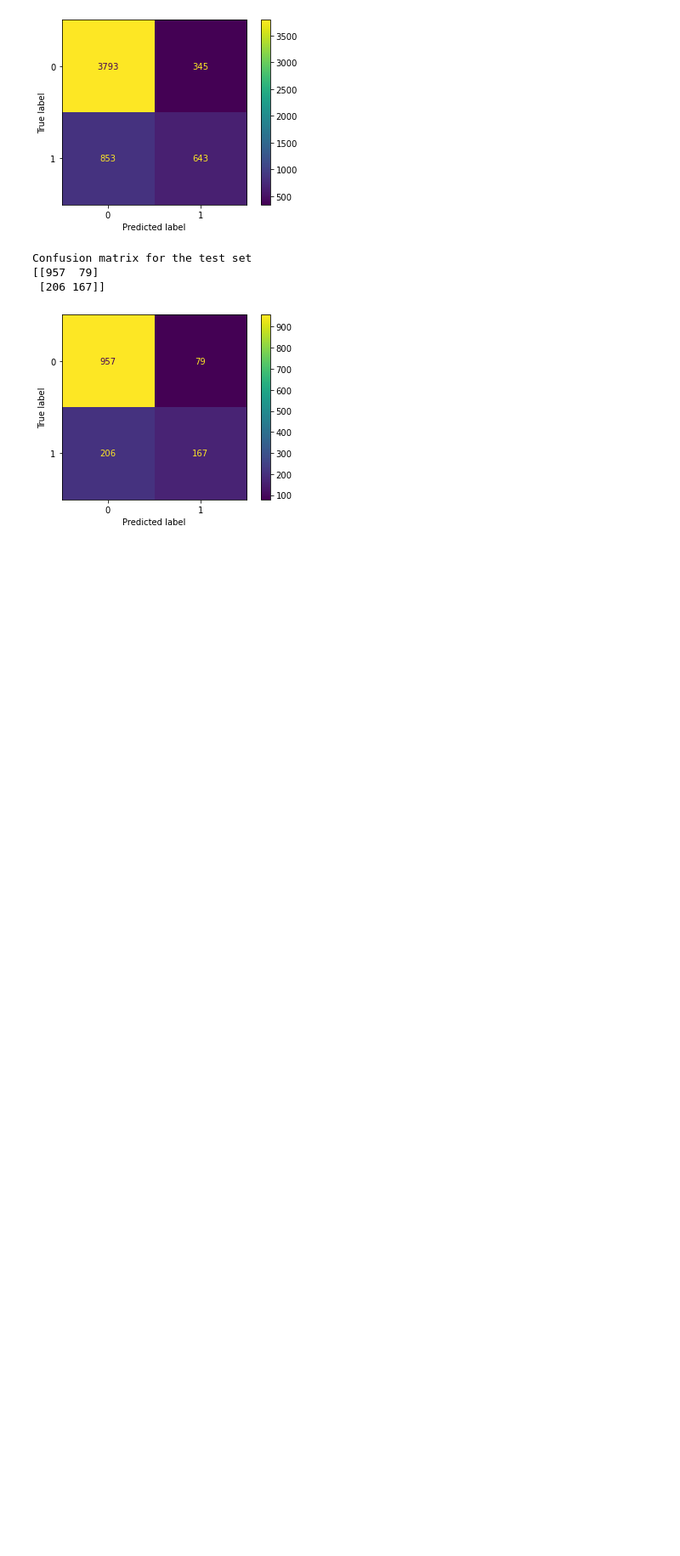
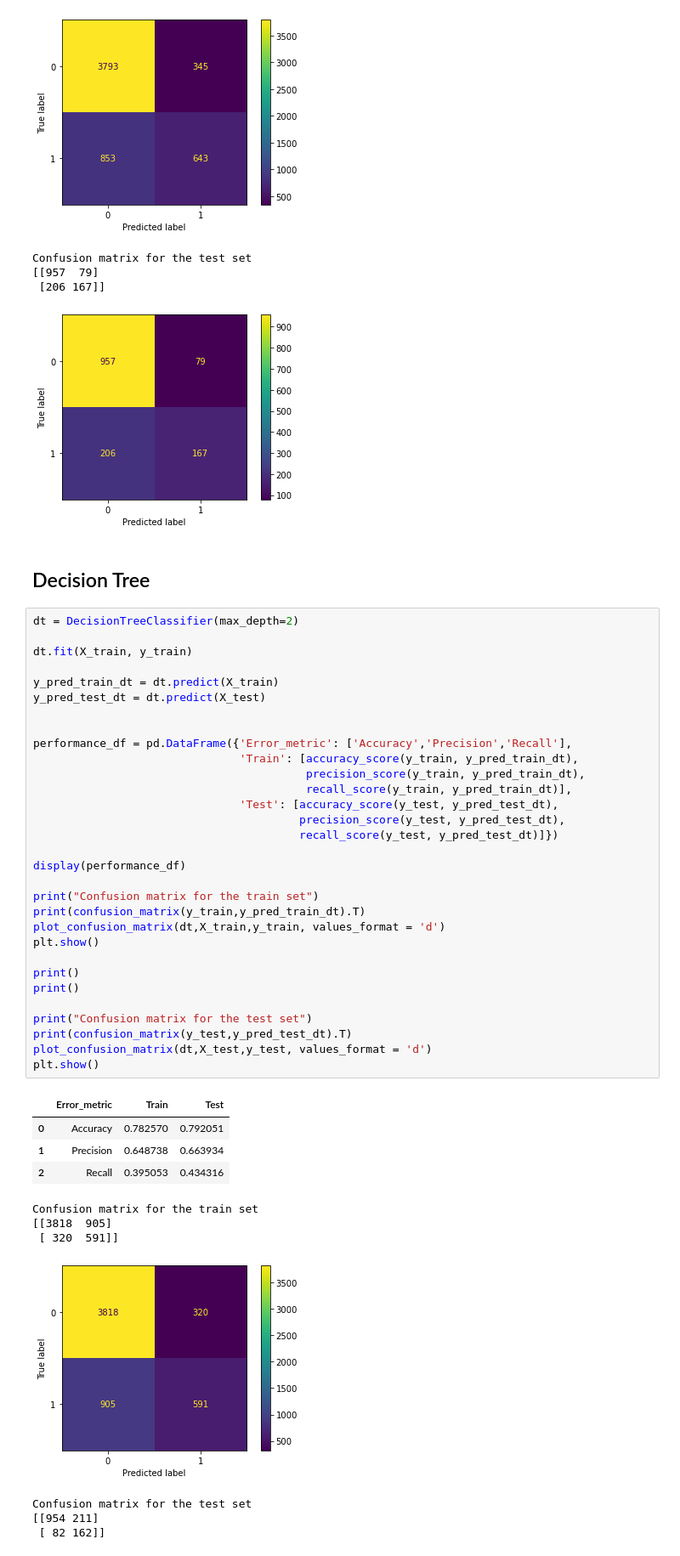
Before and after one commit to emma23579/IronhackLabs, a Jupyter notebook: Churn_Case_Study.ipynb, the cells around one changed output. Shown: that part at 85% size. Drawn from its saved outputs; the diff is of its cells as text; blank space fills up the shorter version.

```diff
--- a/Churn_Case_Study.ipynb
+++ b/Churn_Case_Study.ipynb
@@ -207,3 +207,48 @@ Confusion matrix for the test set
 [[957  79]
  [206 167]]
 [figure]
+# %% [markdown]
+## Decision Tree
+# %%
+dt = DecisionTreeClassifier(max_depth=2)
+
+dt.fit(X_train, y_train)
+
+y_pred_train_dt = dt.predict(X_train)
+y_pred_test_dt = dt.predict(X_test)
+
+
+performance_df = pd.DataFrame({'Error_metric': ['Accuracy','Precision','Recall'],
+                               'Train': [accuracy_score(y_train, y_pred_train_dt),
+                                         precision_score(y_train, y_pred_train_dt),
+                                         recall_score(y_train, y_pred_train_dt)],
+                               'Test': [accuracy_score(y_test, y_pred_test_dt),
+                                        precision_score(y_test, y_pred_test_dt),
+                                        recall_score(y_test, y_pred_test_dt)]})
+
+display(performance_df)
+
+print("Confusion matrix for the train set")
+print(confusion_matrix(y_train,y_pred_train_dt).T)
+plot_confusion_matrix(dt,X_train,y_train, values_format = 'd')
+plt.show()
+
+print()
+print()
+
+print("Confusion matrix for the test set")
+print(confusion_matrix(y_test,y_pred_test_dt).T)
+plot_confusion_matrix(dt,X_test,y_test, values_format = 'd')
+plt.show()
+# %% [output]
+|  | Error_metric | Train | Test |
+| 0 | Accuracy | 0.782570 | 0.792051 |
+| 1 | Precision | 0.648738 | 0.663934 |
+| 2 | Recall | 0.395053 | 0.434316 |
+Confusion matrix for the train set
+[[3818  905]
+ [ 320  591]]
+[figure, added]
+Confusion matrix for the test set
+[[954 211]
+ [ 82 162]]
```
Also changed, not shown: parts of 2 cells of this notebook.
